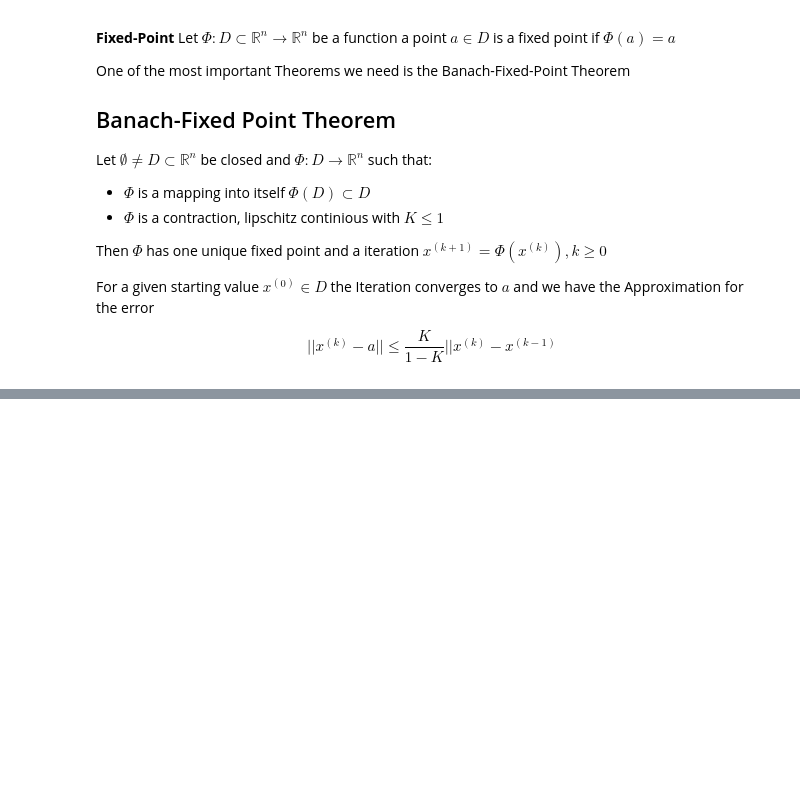
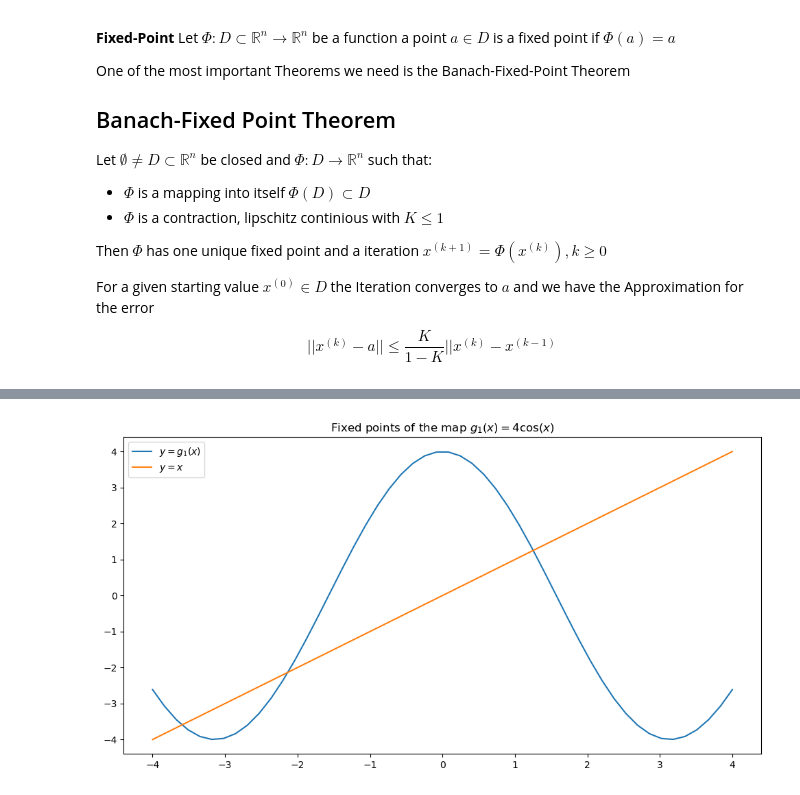
Before and after one commit to LukasMeinschad/Numerical_Analysis, a Jupyter notebook: Numerical_Math_II/Nonlinear_Systems_of_Equations.ipynb, the cells around one changed output, grey strips where cells are left out. Drawn from its saved outputs; the diff is of its cells as text; code cells hidden in the pictures; blank space fills up the shorter version.

```diff
--- a/Numerical_Math_II/Nonlinear_Systems_of_Equations.ipynb
+++ b/Numerical_Math_II/Nonlinear_Systems_of_Equations.ipynb
@@ -86,0 +48,15 @@ Iteration n0: 48, x = -1.9999973788287109
+# %%
+def g_1(x): return 4*np.cos(x)
+# |g_1| ≤ 4 so its a self mapping on -4,4
+a = -4
+b = 4
+x = np.linspace(a,b)
+
+plt.figure(figsize=(12,6))
+plt.title('Fixed points of the map $g_1(x)=4\cos(x)$')
+plt.plot(x,g_1(x),label='$y=g_1(x)$')
+plt.plot(x,x,label='$y=x$')
+plt.legend()
+plt.show()
+# %% [output]
+[figure, added]
```
Also changed, not shown: parts of 13 cells of this notebook.
